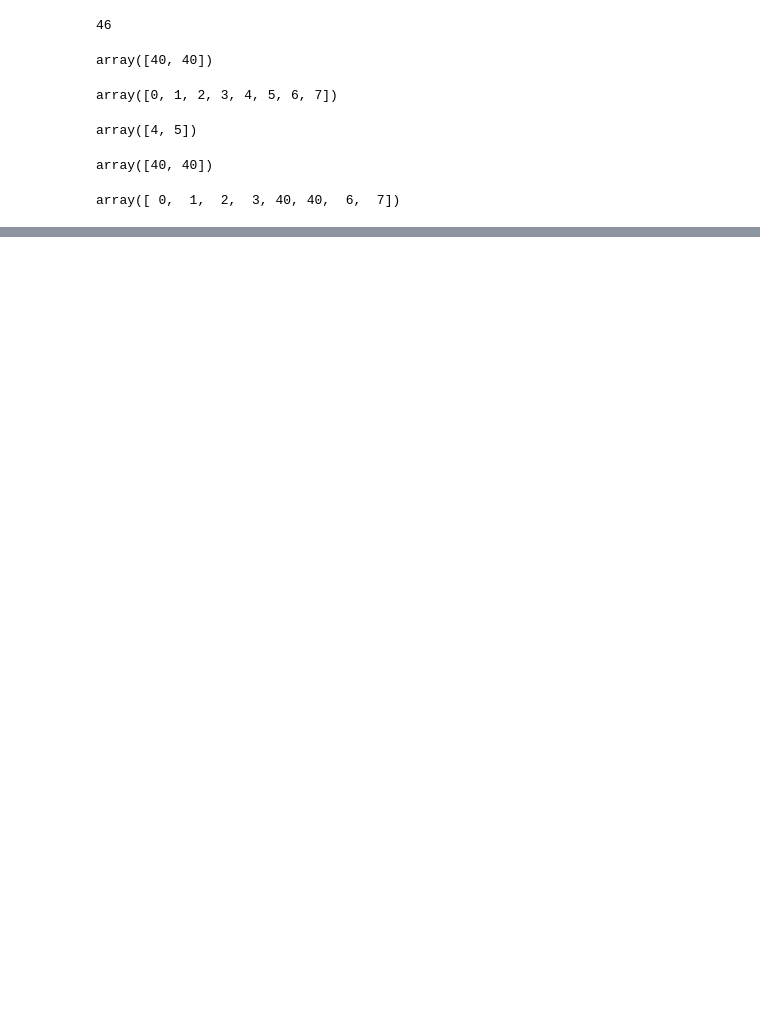
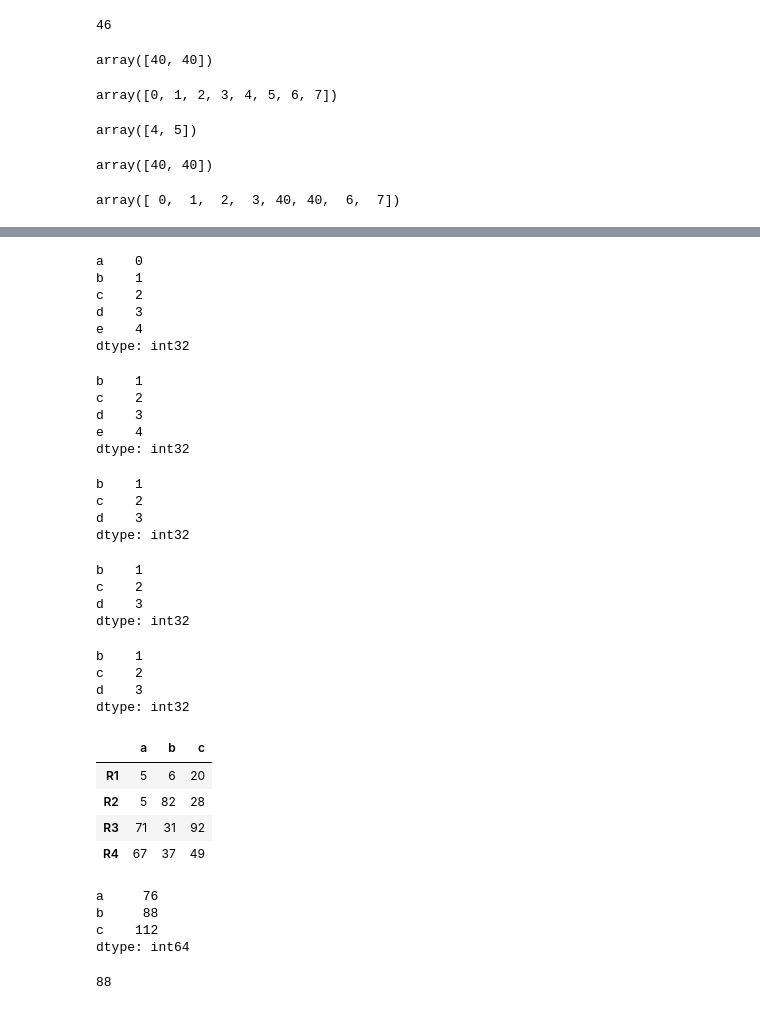
Before and after one commit to smeteo/Applied-DS-with-Python, a Jupyter notebook: Week4_Assignment.ipynb, the cells around one changed output, grey strips where cells are left out. Drawn from its saved outputs; the diff is of its cells as text; code cells hidden in the pictures; blank space fills up the shorter version.

```diff
--- a/Week4_Assignment.ipynb
+++ b/Week4_Assignment.ipynb
@@ -1049,0 +1176,63 @@ s = 'ABCAC'
+# %%
+S = pd.Series(np.arange(5), index=['a', 'b', 'c', 'd', 'e'])
+S
+# %% [output]
+a    0
+b    1
+c    2
+d    3
+e    4
+dtype: int32
+# %%
+S['b':'e']
+# %% [output]
+b    1
+c    2
+d    3
+e    4
+dtype: int32
+# %%
+S[['b', 'c', 'd']]
+# %% [output]
+b    1
+c    2
+d    3
+dtype: int32
+# %%
+S[S <= 3][S > 0]
+# %% [output]
+b    1
+c    2
+d    3
+dtype: int32
+# %%
+S[1:4]
+# %% [output]
+b    1
+c    2
+d    3
+dtype: int32
+# %%
+df = pd.DataFrame({'a':[5,5,71,67],
+                  'b':[6,82,31,37],
+                  'c':[20,28,92,49]}, index=['R1','R2','R3','R4'])
+df
+# %% [output]
+|  | a | b | c |
+| R1 | 5 | 6 | 20 |
+| R2 | 5 | 82 | 28 |
+| R3 | 71 | 31 | 92 |
+| R4 | 67 | 37 | 49 |
+# %%
+f = lambda x: x.max() + x.min()
+df_new = df.apply(f)
+df_new
+# %% [output]
+a     76
+b     88
+c    112
+dtype: int64
+# %%
+df_new[1]
+# %% [output]
+88
```
Also changed, not shown: parts of 20 cells of this notebook.
